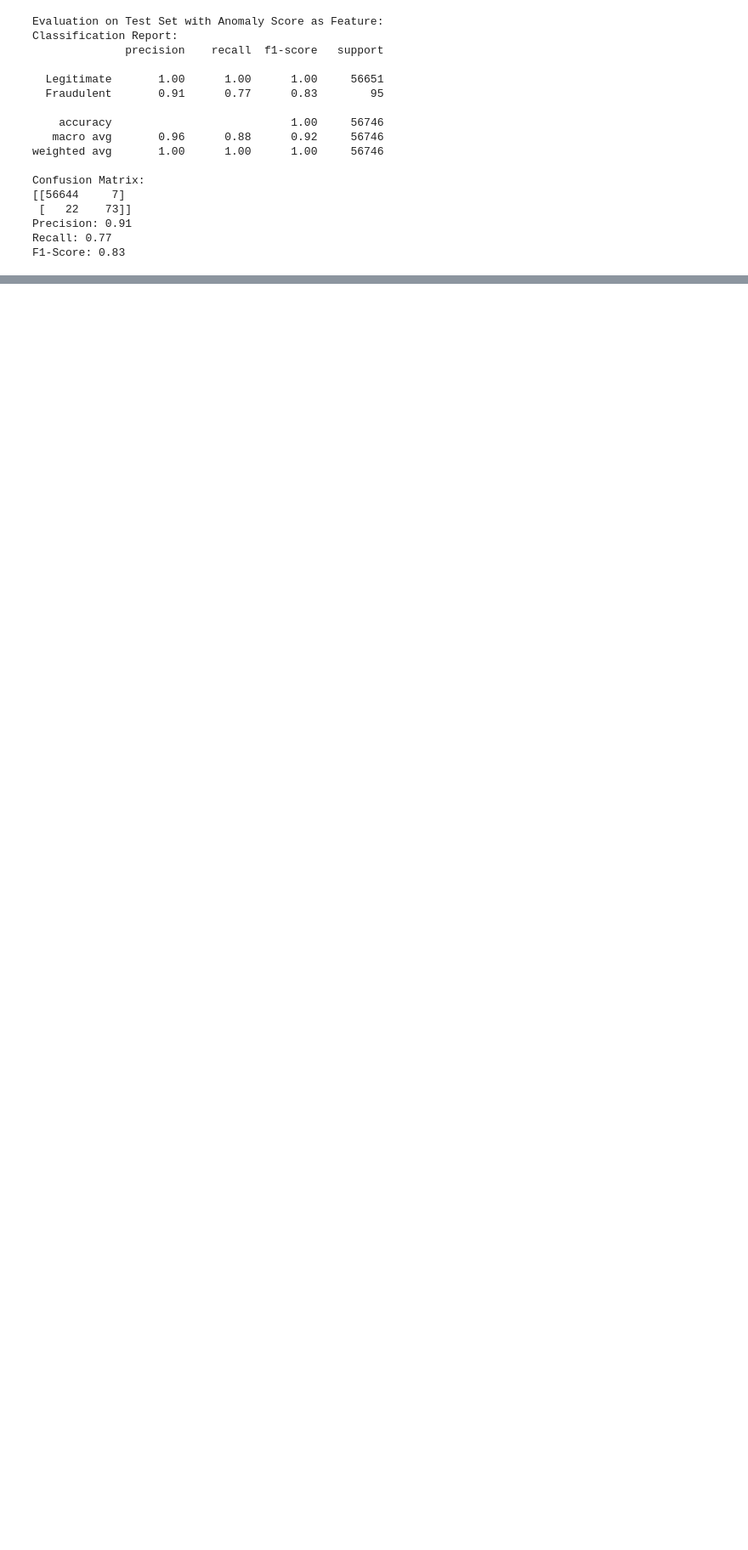
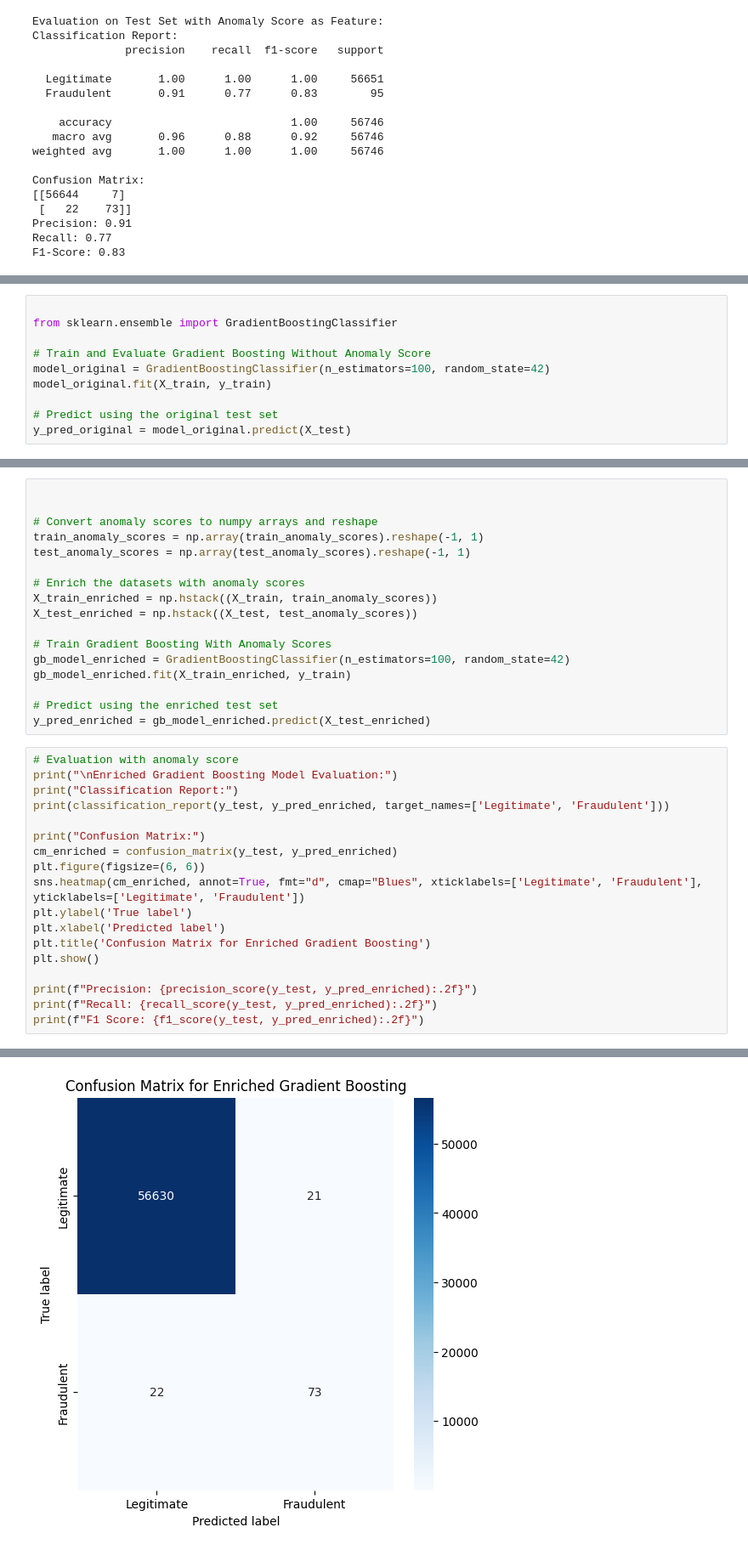
Before and after one commit to franchaise/project, a Jupyter notebook: credit_project.ipynb, the cells around one changed output, grey strips where cells are left out. Shown at 85% size. Drawn from its saved outputs; the diff is of its cells as text; blank space fills up the shorter version.

```diff
--- a/credit_project.ipynb
+++ b/credit_project.ipynb
@@ -627,0 +708,10 @@ KeyboardInterrupt:
+# %%
+
+from sklearn.ensemble import GradientBoostingClassifier
+
+# Train and Evaluate Gradient Boosting Without Anomaly Score
+model_original = GradientBoostingClassifier(n_estimators=100, random_state=42)
+model_original.fit(X_train, y_train)
+
+# Predict using the original test set
+y_pred_original = model_original.predict(X_test)
@@ -627,0 +852,36 @@ KeyboardInterrupt:
+# %%
+
+
+# Convert anomaly scores to numpy arrays and reshape
+train_anomaly_scores = np.array(train_anomaly_scores).reshape(-1, 1)
+test_anomaly_scores = np.array(test_anomaly_scores).reshape(-1, 1)
+
+# Enrich the datasets with anomaly scores
+X_train_enriched = np.hstack((X_train, train_anomaly_scores))
+X_test_enriched = np.hstack((X_test, test_anomaly_scores))
+
+# Train Gradient Boosting With Anomaly Scores
+gb_model_enriched = GradientBoostingClassifier(n_estimators=100, random_state=42)
+gb_model_enriched.fit(X_train_enriched, y_train)
+
+# Predict using the enriched test set
+y_pred_enriched = gb_model_enriched.predict(X_test_enriched)
+# %%
+# Evaluation with anomaly score
+print("\nEnriched Gradient Boosting Model Evaluation:")
+print("Classification Report:")
+print(classification_report(y_test, y_pred_enriched, target_names=['Legitimate', 'Fraudulent']))
+
+print("Confusion Matrix:")
+cm_enriched = confusion_matrix(y_test, y_pred_enriched)
+plt.figure(figsize=(6, 6))
+sns.heatmap(cm_enriched, annot=True, fmt="d", cmap="Blues", xticklabels=['Legitimate', 'Fraudulent'], yticklabels=['Legitimate', 'Fraudulent'])
+plt.ylabel('True label')
+plt.xlabel('Predicted label')
+plt.title('Confusion Matrix for Enriched Gradient Boosting')
+plt.show()
+
+print(f"Precision: {precision_score(y_test, y_pred_enriched):.2f}")
+print(f"Recall: {recall_score(y_test, y_pred_enriched):.2f}")
+print(f"F1 Score: {f1_score(y_test, y_pred_enriched):.2f}")
+# %% [output]
@@ -627,0 +900 @@ KeyboardInterrupt:
+[figure, added]
```
Also changed, not shown: parts of 18 cells of this notebook.
